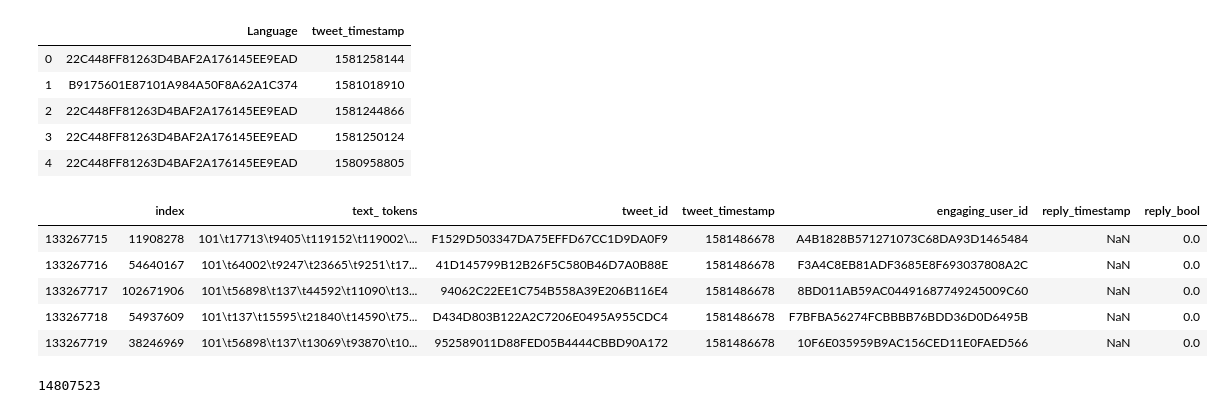
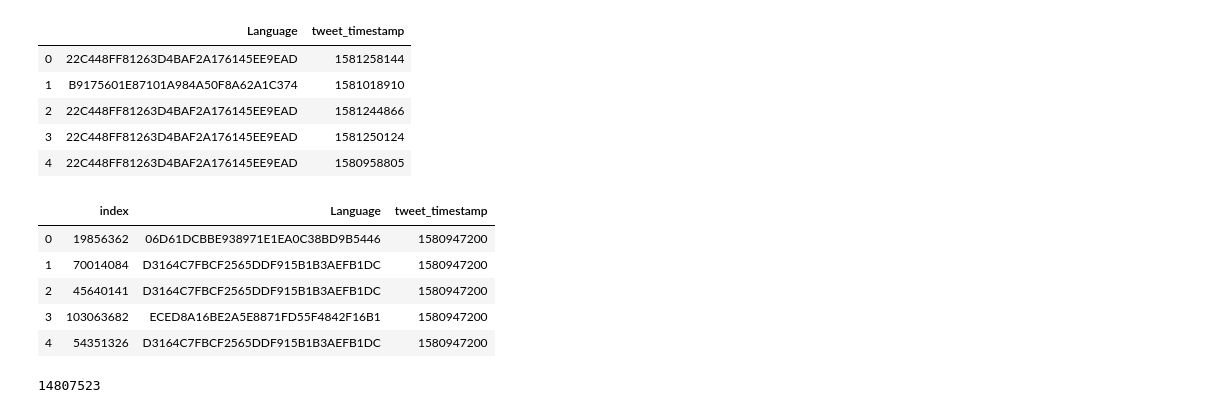
Before and after one commit to sumitsidana/recsys_challenge_2020, a Jupyter notebook: LanguageDistribution.ipynb, the cells around one changed output. Cells and saved outputs as stored; diff of their text form; code cells hidden in the pictures.

```diff
--- a/LanguageDistribution.ipynb
+++ b/LanguageDistribution.ipynb
@@ -22,3 +22,9 @@ train_language = pd.read_csv(open("s3://recsys-challenge-2020/training.tsv"), en
 # pr = [0.5] * len(gt)
 # prauc = metrics.compute_prauc(pr,gt)
 # rce = metrics.compute_rce(pr,gt)
+# %%
+train_sorted = train_language.sort_values(by=['tweet_timestamp']).reset_index()
+n_head = 90
+n_tail = 10
+# %%
+train_set_language = train_sorted.head(int(len(train_sorted)*(n_head/100)))
@@ -65,10 +65,10 @@ val_set.to_csv('s3://recsys-challenge-2020/val_set_reply.csv', index = False)
 # %%
-val_set.head()
+train_set_language.head()
 # %% [output]
-|  | index | text_ tokens | tweet_id | tweet_timestamp | engaging_user_id | reply_timestamp | reply_bool |
-| 133267715 | 11908278 | 101\t17713\t9405\t119152\t119002\... | F1529D503347DA75EFFD67CC1D9DA0F9 | 1581486678 | A4B1828B571271073C68DA93D1465484 | NaN | 0.0 |
-| 133267716 | 54640167 | 101\t64002\t9247\t23665\t9251\t17... | 41D145799B12B26F5C580B46D7A0B88E | 1581486678 | F3A4C8EB81ADF3685E8F693037808A2C | NaN | 0.0 |
-| 133267717 | 102671906 | 101\t56898\t137\t44592\t11090\t13... | 94062C22EE1C754B558A39E206B116E4 | 1581486678 | 8BD011AB59AC04491687749245009C60 | NaN | 0.0 |
-| 133267718 | 54937609 | 101\t137\t15595\t21840\t14590\t75... | D434D803B122A2C7206E0495A955CDC4 | 1581486678 | F7BFBA56274FCBBBB76BDD36D0D6495B | NaN | 0.0 |
-| 133267719 | 38246969 | 101\t56898\t137\t13069\t93870\t10... | 952589011D88FED05B4444CBBD90A172 | 1581486678 | 10F6E035959B9AC156CED11E0FAED566 | NaN | 0.0 |
+|  | index | Language | tweet_timestamp |
+| 0 | 19856362 | 06D61DCBBE938971E1EA0C38BD9B5446 | 1580947200 |
+| 1 | 70014084 | D3164C7FBCF2565DDF915B1B3AEFB1DC | 1580947200 |
+| 2 | 45640141 | D3164C7FBCF2565DDF915B1B3AEFB1DC | 1580947200 |
+| 3 | 103063682 | ECED8A16BE2A5E8871FD55F4842F16B1 | 1580947200 |
+| 4 | 54351326 | D3164C7FBCF2565DDF915B1B3AEFB1DC | 1580947200 |
 # %%
```
Also changed, not shown: parts of 10 cells of this notebook, 6 other files.
